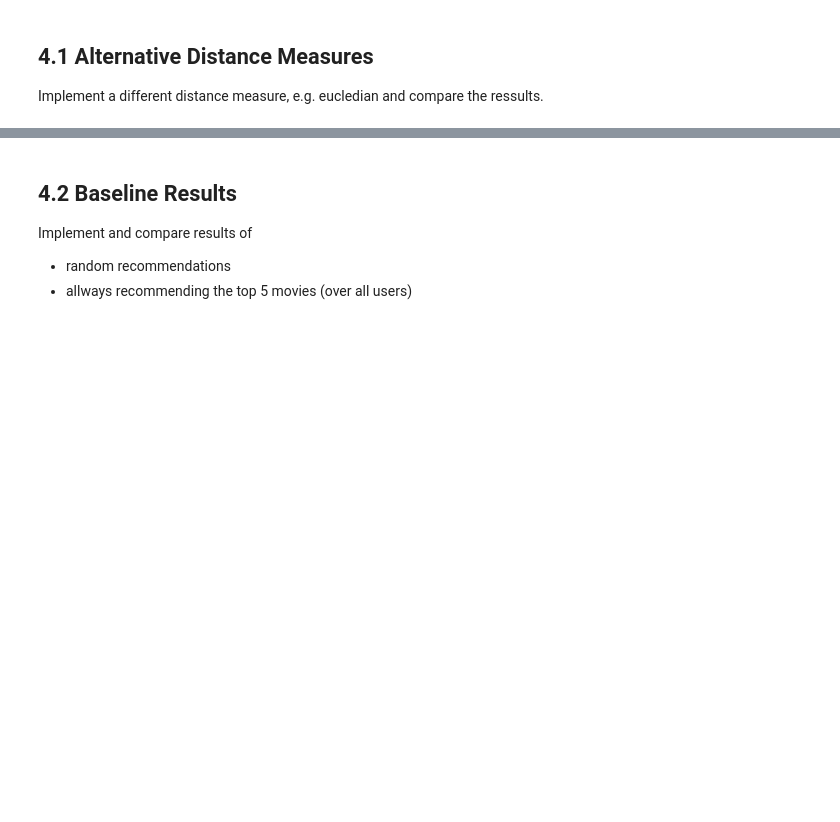
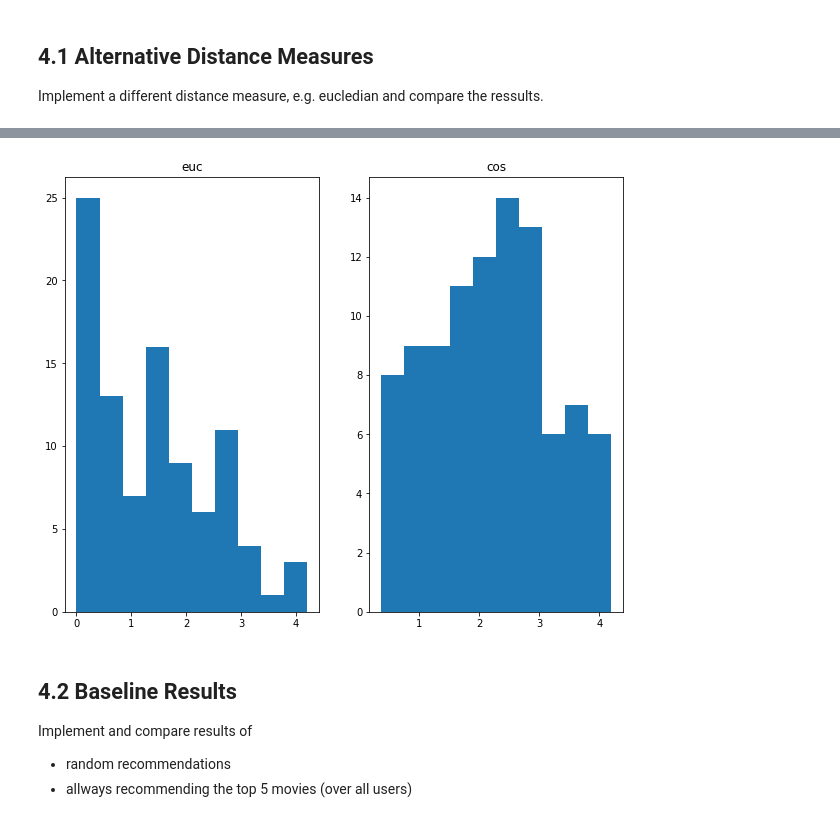
Before and after one commit to dnguyen2211/DataScienceSS20, a Jupyter notebook: Exercises/2_b_Recommender_SVD.ipynb, the cells around one changed output, grey strips where cells are left out. Cells and saved outputs as stored; diff of their text form; code cells hidden in the pictures; blank space fills up the shorter version.

```diff
--- a/Exercises/2_b_Recommender_SVD.ipynb
+++ b/Exercises/2_b_Recommender_SVD.ipynb
@@ -30,7 +32,7 @@ ratings = pd.read_csv(path+'/DATA/movielens100k/u.data', sep='\t', names=r_cols,
 m_cols=['movie_id', 'title', 'release date', 'video release date', 'IMDb_URL', 'unknown', 'Action', 'Adventure', 'Animation', 'Childrens', 'Comedy', 'Crime', 'Documentary', 'Drama', 'Fantasy', 'Film-Noir', 'Horror', 'Musical', 'Mystery', 'Romance', 'Sci-Fi', 'Thriller', 'War', 'Western']
 movies = pd.read_csv(path+'/DATA/movielens100k/u.item', sep='|', names=m_cols ,encoding = "ISO-8859-1" )
 # %%
-def getTopN(movie_id,N=5):
+def getTopN(movie_id, D, N=5):
     return D[movie_id,:].argsort()[-N:]
 
 def getIDbyName(name):
@@ -90,3 +117,18 @@ Implement a different distance measure, e.g. eucledian and compare the ressults.
+# %%
+D_EUC_TRAIN = euc_distance(R_train)
+D_COS_TRAIN = cos_distance(R_train)
+
+euc_score = test_Score(D_EUC_TRAIN, R_test)
+cos_score = test_Score(D_COS_TRAIN, R_test)
+
+fig, axes = plt.subplots(1, 2)
+axes[0].hist(euc_score)
+axes[0].title.set_text('euc')
+axes[1].hist(cos_score)
+axes[1].title.set_text('cos')
+plt.show()
+# %% [output]
+[figure, added]
 # %% [markdown]
 ## 4.2 Baseline Results
 Implement and compare results of
```
Also changed, not shown: parts of 13 cells of this notebook.
